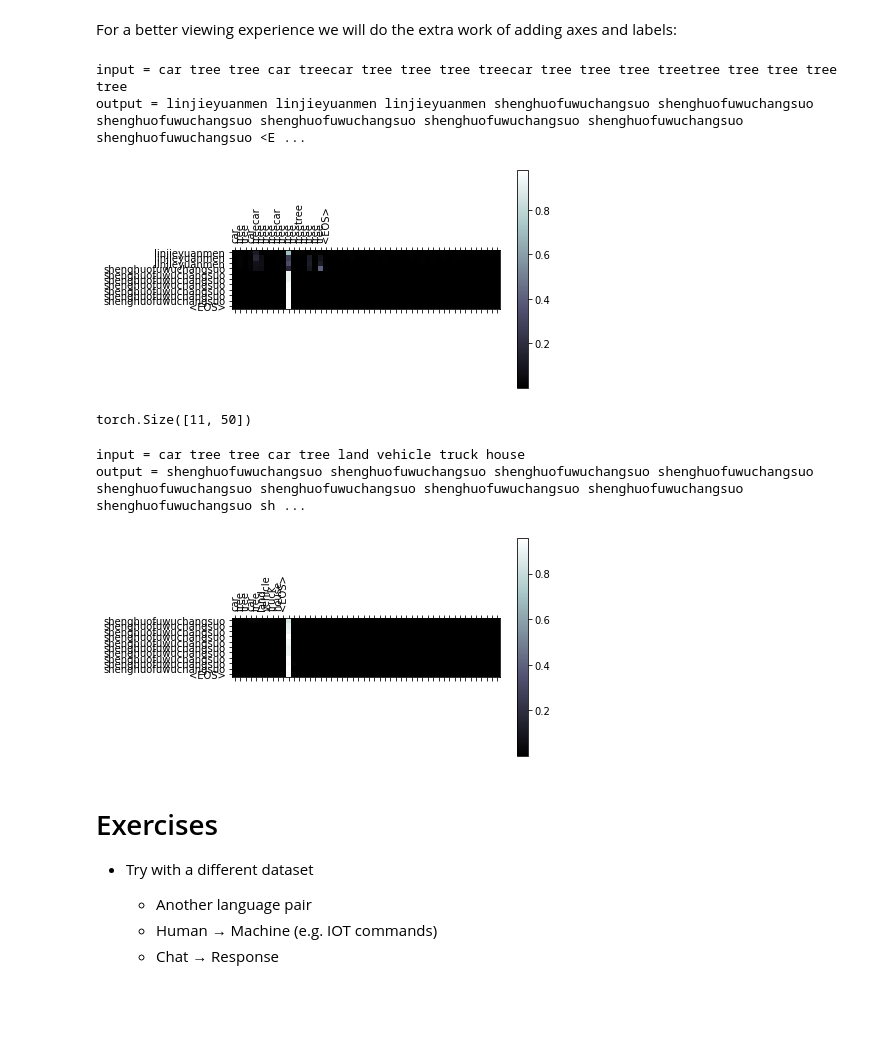
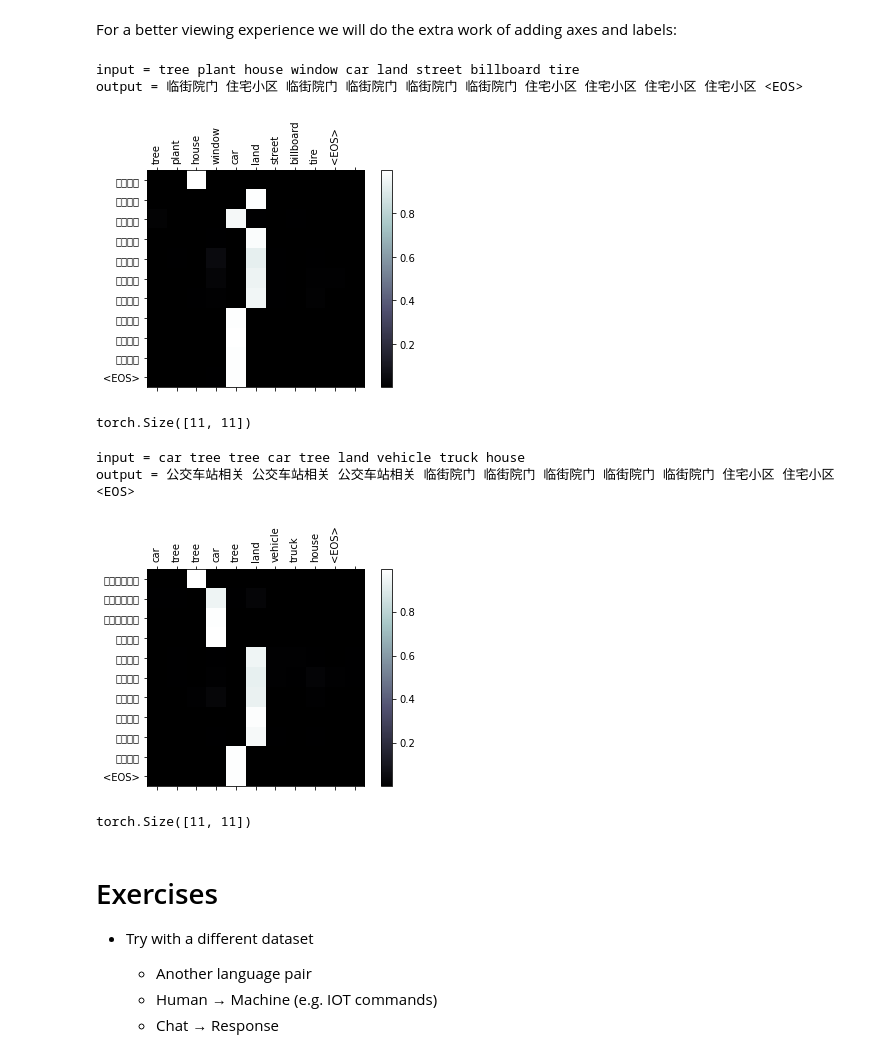
Before and after one commit to yemanzhongting/MultiCity, a Jupyter notebook: City2POI.ipynb, the cells around one changed output. Saved outputs shown, nothing was run; the diff lists cells and outputs as text; code cells hidden in the pictures; blank space fills up the shorter version.

```diff
--- a/City2POI.ipynb
+++ b/City2POI.ipynb
@@ -321,7 +325,7 @@ earlier).
 # %% [markdown]
 我们修改好了，不需要
 # %%
-MAX_LENGTH =15
+MAX_LENGTH =11
 
 eng_prefixes = (
     "i am ", "i m ",
@@ -862,10 +946,15 @@ def evaluate(encoder, decoder, sentence, max_length=MAX_LENGTH):
 
         encoder_outputs = torch.zeros(max_length, encoder.hidden_size, device=device)
 
+        # print(encoder_outputs)
+
         for ei in range(input_length):
             encoder_output, encoder_hidden = encoder(input_tensor[ei],
                                                      encoder_hidden)
             encoder_outputs[ei] += encoder_output[0, 0]
+
+        print('------')
+        print(encoder_outputs)
 
         decoder_input = torch.tensor([[SOS_token]], device=device)  # SOS
 
@@ -887,7 +976,7 @@ def evaluate(encoder, decoder, sentence, max_length=MAX_LENGTH):
 
             decoder_input = topi.squeeze().detach()
 
-        return decoded_words, decoder_attentions[:di + 1]
+        return decoded_words, decoder_attentions[:di + 1],encoder_outputs
 # %% [markdown]
 We can evaluate random sentences from the training set and print out the
 input, target, and output to make some subjective quality judgements:
@@ -1033,0 +1199,8 @@ plt.matshow(attentions.numpy())
+# %%
+%matplotlib inline
+MAX_LENGTH=10
+output_words, attentions = evaluate(
+    encoder1, attn_decoder1,pairs[0][0])
+
+plt.matshow(attentions.numpy())
+# plt.show()
@@ -1042,63 +1218,48 @@ and labels:
 # %%
 # attentions.numpy()
 # %%
-%matplotlib inline
-
-#coding:utf-8
-import matplotlib.pyplot as plt
-plt.rcParams['font.sans-serif']=['SimHei'] #用来正常显示中文标签
-plt.rcParams['axes.unicode_minus']=False #用来正常显示负号
-
 def showAttention(input_sentence, output_words, attentions):
     # Set up figure with colorbar
     fig = plt.figure()
     ax = fig.add_subplot(111)
     cax = ax.matshow(attentions.numpy(), cmap='bone')
     fig.colorbar(cax)
 
     # Set up axes
     ax.set_xticklabels([''] + input_sentence.split(' ') +
                        ['<EOS>'], rotation=90)
     ax.set_yticklabels([''] + output_words)
 
     # Show label at every tick
     ax.xaxis.set_major_locator(ticker.MultipleLocator(1))
     ax.yaxis.set_major_locator(ticker.MultipleLocator(1))
 
     plt.show()
 
 
 def evaluateAndShowAttention(input_sentence):
     output_words, attentions = evaluate(
         encoder1, attn_decoder1, input_sentence)
     print('input =', input_sentence)
     print('output =', ' '.join(output_words))
     showAttention(input_sentence, output_words, attentions)
 
     print(attentions.shape)
 
 
-evaluateAndShowAttention('car tree tree car treecar tree tree tree treecar tree tree tree treetree tree tree tree tree')
-
-# evaluateAndShowAttention("elle est trop petit .")
-
-# evaluateAndShowAttention("je ne crains pas de mourir .")
-
-# evaluateAndShowAttention("c est un jeune directeur plein de talent .")
-
-# 'gongjiaochezhanxiangguan meirongmeifadian kuaicanting gongchang weixiuzhandian zhongcanting motuocheweixiu qingzhencaiguan meirongmeifadian meirongmeifadian'
-# linjieyuanmen linjieyuanmen linjieyuanmen shenghuofuwuchangsuo shenghuofuwuchangsuo shenghuofuwuchangsuo shenghuofuwuchangsuo shenghuofuwuchangsuo shenghuofuwuchangsuo shenghuofuwuchangsuo
+evaluateAndShowAttention(pairs[0][0])
 # %% [output]
-input = car tree tree car treecar tree tree tree treecar tree tree tree treetree tree tree tree tree
-output = linjieyuanmen linjieyuanmen linjieyuanmen shenghuofuwuchangsuo shenghuofuwuchangsuo shenghuofuwuchangsuo shenghuofuwuchangsuo shenghuofuwuchangsuo shenghuofuwuchangsuo shenghuofuwuchangsuo <E ...
+input = tree plant house window car land street billboard tire
+output = 临街院门 住宅小区 临街院门 临街院门 临街院门 临街院门 住宅小区 住宅小区 住宅小区 住宅小区 <EOS>
-[figure, old version]
+[figure, new version]
-torch.Size([11, 50])
+torch.Size([11, 11])
 # %%
 evaluateAndShowAttention('car tree tree car tree land vehicle truck house')
 # %% [output]
 input = car tree tree car tree land vehicle truck house
-output = shenghuofuwuchangsuo shenghuofuwuchangsuo shenghuofuwuchangsuo shenghuofuwuchangsuo shenghuofuwuchangsuo shenghuofuwuchangsuo shenghuofuwuchangsuo shenghuofuwuchangsuo shenghuofuwuchangsuo sh ...
+output = 公交车站相关 公交车站相关 公交车站相关 临街院门 临街院门 临街院门 临街院门 临街院门 住宅小区 住宅小区 <EOS>
-[figure, old version]
+[figure, new version]
+torch.Size([11, 11])
 # %% [markdown]
 Exercises
 =========
```
Also changed, not shown: parts of 25 cells of this notebook.
